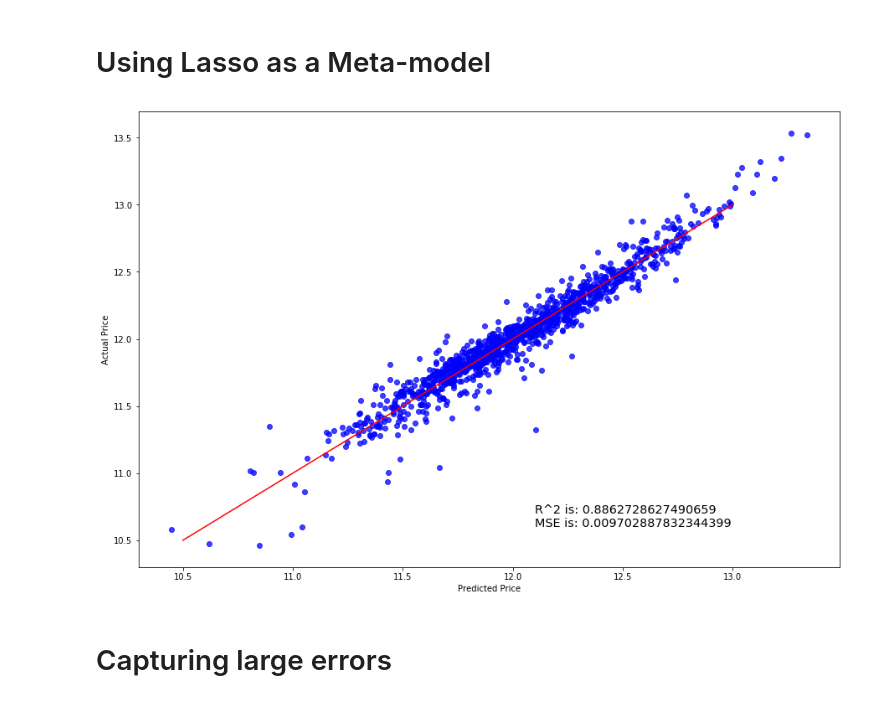
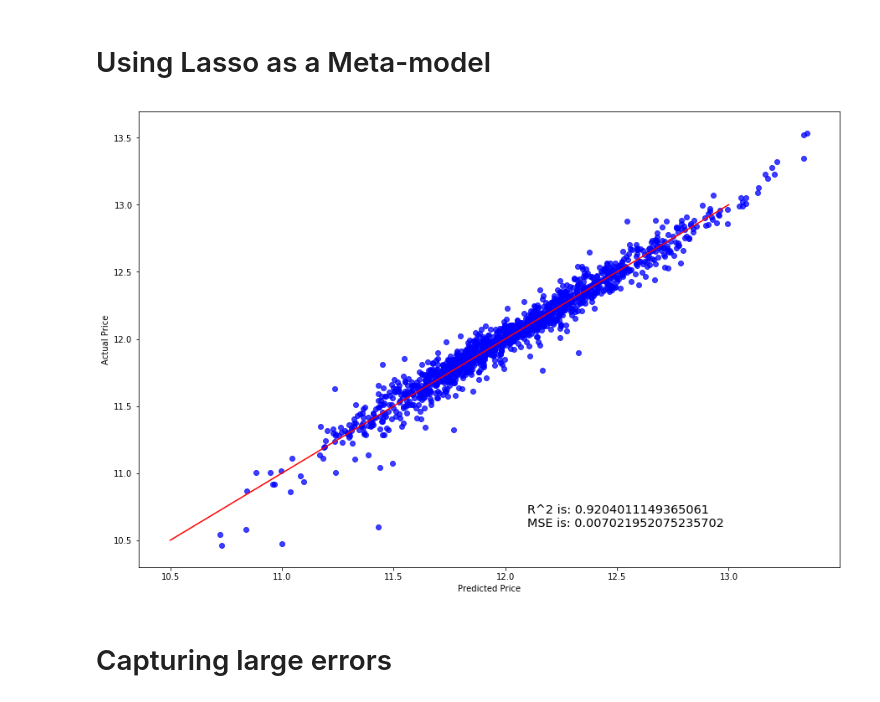
Before and after one commit to mabjork/Algorithmic-Machine-Learning, a Jupyter notebook: Notebooks/challenges/HouseSales_v2.ipynb, the cells around one changed output. Drawn from its saved outputs; the diff is of its cells as text; code cells hidden in the pictures.

Commit message:
Add more features for HousePrice prediction

```diff
--- a/Notebooks/challenges/HouseSales_v2.ipynb
+++ b/Notebooks/challenges/HouseSales_v2.ipynb
@@ -48,7 +48,7 @@ base = "./challenge_data/"
 ## Reading the data
 # %%
 # loading the data
-houseDataDF = pd.read_csv(base + "train.csv")
+houseDataDF = pd.read_csv(base + "train2.csv")
 idColl = houseDataDF.Id
 houseDataDF = houseDataDF.drop(["Id"],axis=1)
 houseDataDF.index = idColl
@@ -424,0 +404,36 @@ houseDataCleanedDF = makeFeatures(houseDataCleanedDF)
+# %%
+def makeFeatures(houseDataDF):
+    categorical_feats = houseDataDF.dtypes[houseDataDF.dtypes == "object"].index.values
+    print(categorical_feats)
+
+    for feat in categorical_feats:
+        dummies = pd.get_dummies(houseDataDF[feat], drop_first=True)
+        num_categories = len(dummies.columns)
+        houseDataDF[[feat+str(i) for i in range(num_categories)]] = dummies
+
+
+    houseDataDF['EncodedSurroundings'] = [1 if x=='PosN' or x=='PosA' or y=='PosN' or y=='PosA' else 0\
+        for x,y in zip(houseDataDF['Condition1'],houseDataDF['Condition2'])]
+
+    houseDataDF['EncodedSound'] = [1 if x=='Feedr' or x=='Artery' or x=='RRAe' or y=='Feedr'\
+        or y=='Artery' or y=='RRAe' else 0 for x,y in zip(houseDataDF['Condition1'],houseDataDF['Condition2'])]
+
+    # Add feature for total house area.
+    houseDataDF['TotalSF'] = houseDataDF['TotalBsmtSF'] + houseDataDF['1stFlrSF'] + houseDataDF['2ndFlrSF']
+
+    #houseDataDF['Remodeled'] =  [1 if x != y else 0 for x,y in zip(houseDataDF["YearRemodAdd"],houseDataDF["YearBuilt"])]
+    houseDataDF['TimeBetweenRemodAndBuild'] =  [x-y for x,y in zip(houseDataDF["YearRemodAdd"],houseDataDF["YearBuilt"])]
+
+    houseDataDF['RemodeledResent'] =  [1 if x != y and 2010 - x < 10 else 0 for x,y in zip(houseDataDF["YearRemodAdd"],houseDataDF["YearBuilt"])]
+
+    houseDataDF['Age'] =  [2010 - x for x in houseDataDF["YearBuilt"]]
+
+    houseDataDF['AvgQual'] =  [(int(x)+int(y))/2 for x,y in zip(houseDataDF["OverallQual"],houseDataDF["OverallCond"])]
+
+    houseDataDF['TotalPorchSF'] = houseDataDF['OpenPorchSF'] + houseDataDF['EnclosedPorch'] + houseDataDF['3SsnPorch'] + houseDataDF['ScreenPorch']
+
+    return houseDataDF
+
+
+houseDataCleanedDF = makeFeatures(houseDataCleanedDF)
+# TODO : Add feature for centrality
@@ -852,33 +877,33 @@ plt.show()
 # %% [markdown]
 # Using Lasso as a Meta-model
 # %%
-rm = KernelRidge(alpha=1)
+rm = KernelRidge(alpha=10)
 ridge_model = rm.fit(X_train, y_train)
 rm_preds = ridge_model.predict(X_test)
 
 lgb_test_preds = model_lgb.predict(X)
 xgb_test_preds = model_xgb.predict(X)
 gb_test_preds = estimator.predict(X)
 rm_test_preds = ridge_model.predict(X)
 
 all_preds = np.array([lgb_preds,rm_preds,xgb_preds,gb_preds]).T
 all_test_preds = np.array([lgb_test_preds,xgb_test_preds,gb_test_preds,rm_test_preds]).T
 
 lm = Lasso(alpha=0.001)
 lasso_model = lm.fit(all_preds, y_test)
 meta_preds = lasso_model.predict(all_test_preds)
 plt.figure(figsize=(15,10))
 plt.scatter(meta_preds, y, alpha=.75, color='b')
 plt.plot([10.5,13],[10.5,13],"r")
 plt.xlabel('Predicted Price')
 plt.ylabel('Actual Price')
 overlay = 'R^2 is: {}\nMSE is: {}'.format(
                 ridge_model.score(X_test, y_test),
                 mean_squared_error(y, meta_preds))
 plt.annotate(s=overlay,xy=(12.1,10.6),size='x-large')
 plt.show()
 # %% [output]
-[figure, old version]
+[figure, new version]
 # %% [markdown]
 # Capturing large errors
 # %%
```
Also changed, not shown: parts of 64 cells of this notebook, 1 other file.
